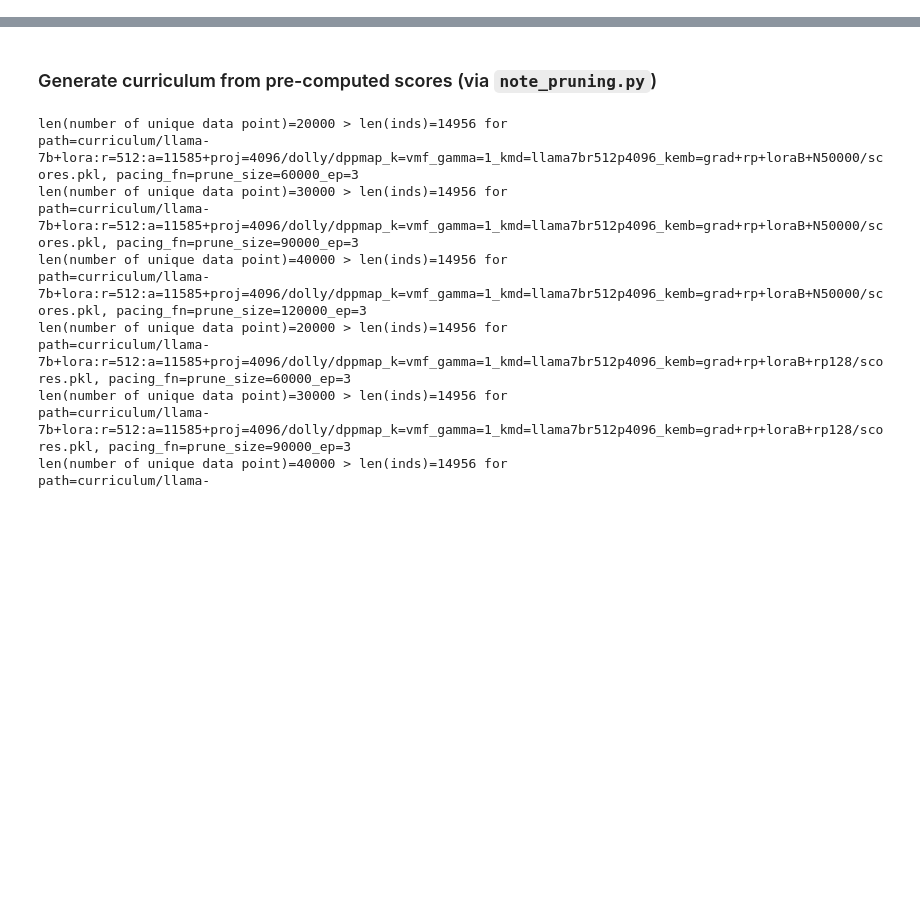
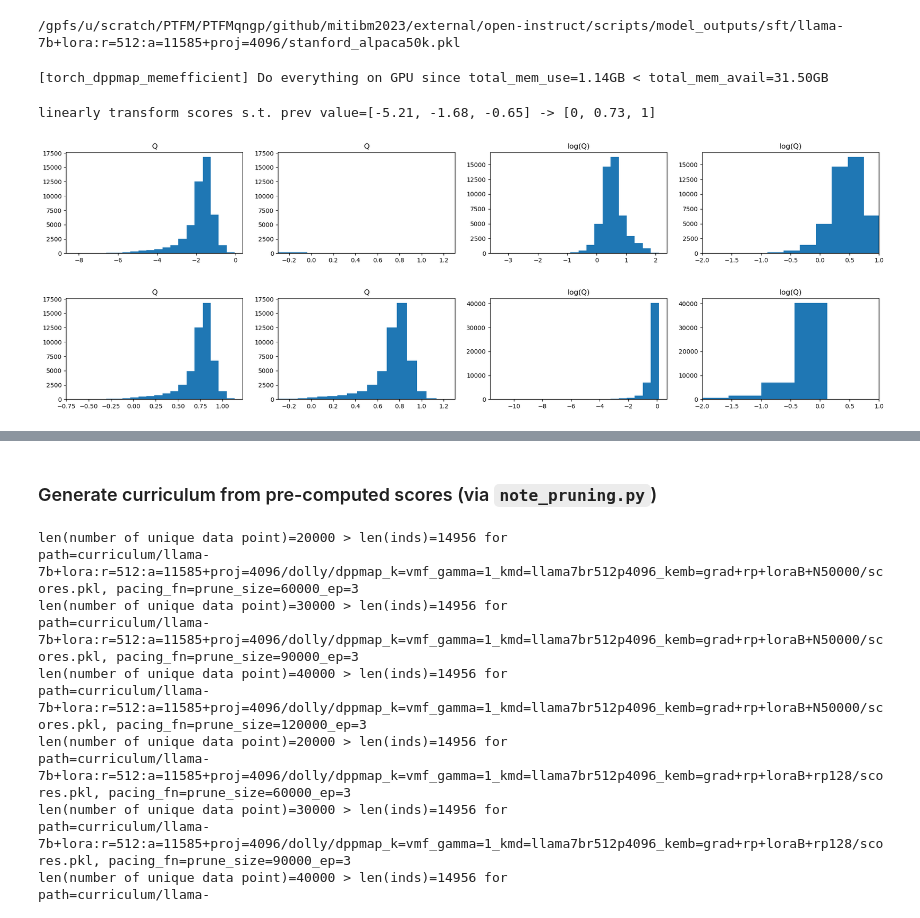
Before and after one commit to tt6746690/open-instruct, a Jupyter notebook: scripts/note_pruning.ipynb, the cells around one changed output, grey strips where cells are left out. Cells and saved outputs as stored; diff of their text form; code cells hidden in the pictures; blank space fills up the shorter version.

Commit message:
dppmap w. q+d

```diff
--- a/scripts/note_pruning.ipynb
+++ b/scripts/note_pruning.ipynb
@@ -298 +311,67 @@ dict_keys(['log_prob', 'log_prob_sum', 'el2n_agg=mean', 'el2n_agg=l2n', 'logit_m
 dict_keys(['grad_loraB_l2n'])
+# %%
+## separate quality and diversity. do it in log space.
+
+from note_pruning_dpp import compute_dppmap
+kwargs={
+    "dppmap_type": "dppmap",
+    "dataset": "stanford_alpaca50k",
+    "kernel_type": "vmf",
+    "kernel_embed_model": "llama7br512p4096",
+    "kernel_embed_type": "grad_rp_loraB",
+    "kernel_kwargs": {
+        "gamma": 1
+    },
+    "quality_score_type": "numtoks_output",
+    "quality_score_embed_model": "llama7br512p4096",
+    "theta": 0,
+    "device": "cuda",
+    "max_length": 1000,
+    "prespecified_ordering": None,
+    "run_name": "dppmap_k=vmf_gamma=1_theta=.5_kmd=llama7br512p4096_kemb=grad+rp+loraB_q=numtoks:output:neg_qmd=llama7br512p4096"
+}
+
+globals().update(kwargs)
+dppmap_type, X, Q, kernel_fn, max_length, J, Y, save_dir = compute_dppmap(**kwargs)
+# %% [output]
+/gpfs/u/scratch/PTFM/PTFMqngp/github/mitibm2023/external/open-instruct/scripts/model_outputs/sft/llama-7b+lora:r=512:a=11585+proj=4096/stanford_alpaca50k.pkl
+# %%
+from note_pruning_dpp import torch_dppmap
+
+
+inds, marginal_gains, quality_scores = torch_dppmap(dppmap_type, X, Q, kernel_fn, 2000, J=J, Y=Y, save_dir=save_dir, theta=.5)
+# %% [output]
+[torch_dppmap_memefficient] Do everything on GPU since total_mem_use=1.14GB < total_mem_avail=31.50GB
+# %%
+def plt_Q(Q):
+    import matplotlib.pyplot as plt
+    fig,axs=plt.subplots(1,4,figsize=(6*4,3))
+    ax=axs[0]
+    ax.hist(Q, bins=20)
+    ax.set_title('Q')
+    ax=axs[1]
+    ax.hist(Q, bins=20)
+    ax.set_title('Q')
+#     ax.set_xlim((-0.))
+    ax=axs[2]
+    ax.hist(np.log(np.abs(Q)), bins=20)
+    ax.set_title('log(Q)')
+    ax=axs[3]
+    ax.hist(np.log(np.abs(Q)), bins=20)
+    ax.set_xlim(-2, 1)
+    ax.set_title('log(Q)')
+# %%
+## don't do excessive normalization. just make sure q>0
+#
+from note_pruning_dpp import normalize_to_unit_interval
+
+Qn = normalize_to_unit_interval(Q)
+
+
+plt_Q(Q)
+plt_Q(Qn+1e-5)
+# plt_Q(Qn)
+# %% [output]
+linearly transform scores s.t. prev value=[-5.21, -1.68, -0.65] -> [0, 0.73, 1]
+[figure, added]
+[figure, added]
```
Also changed, not shown: parts of 5 cells of this notebook, 3 other files.
